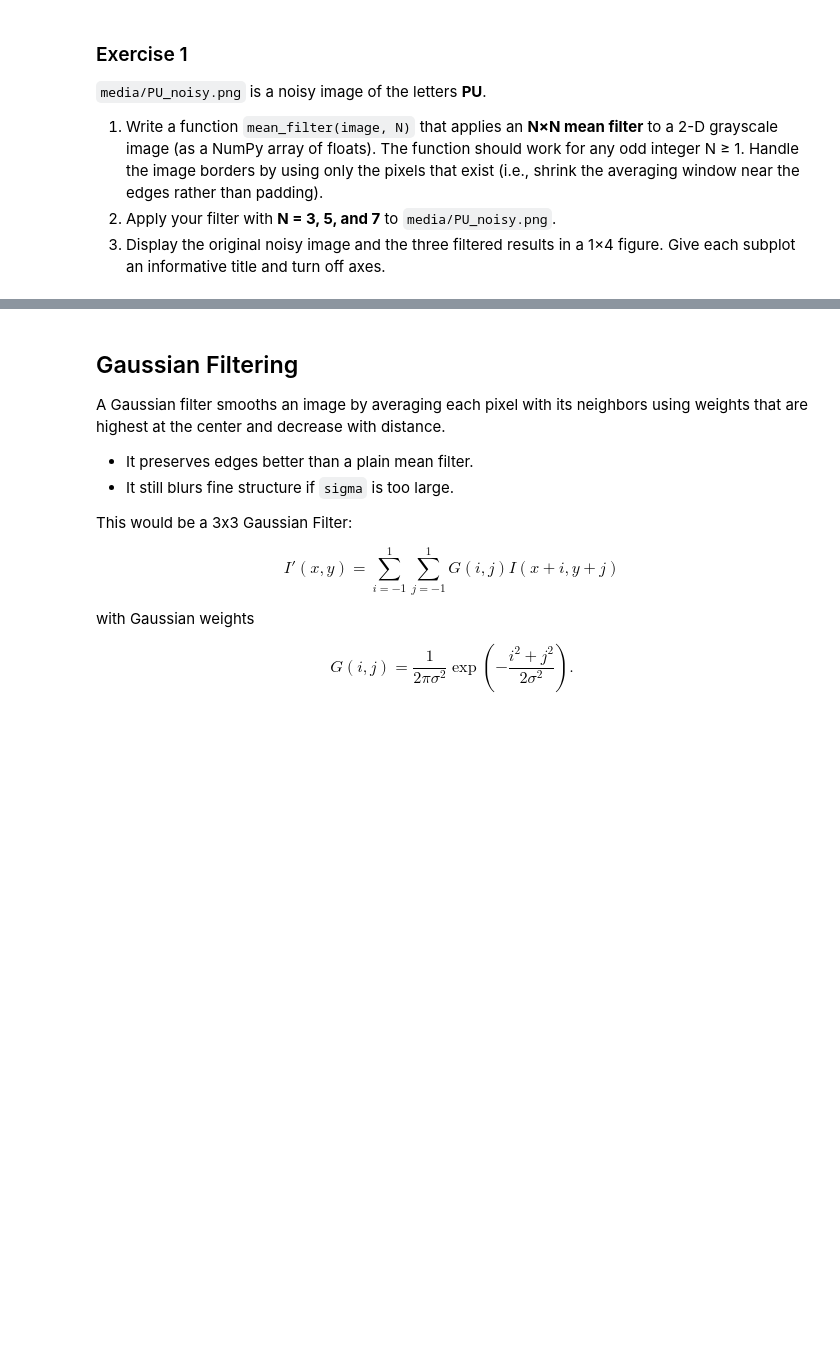
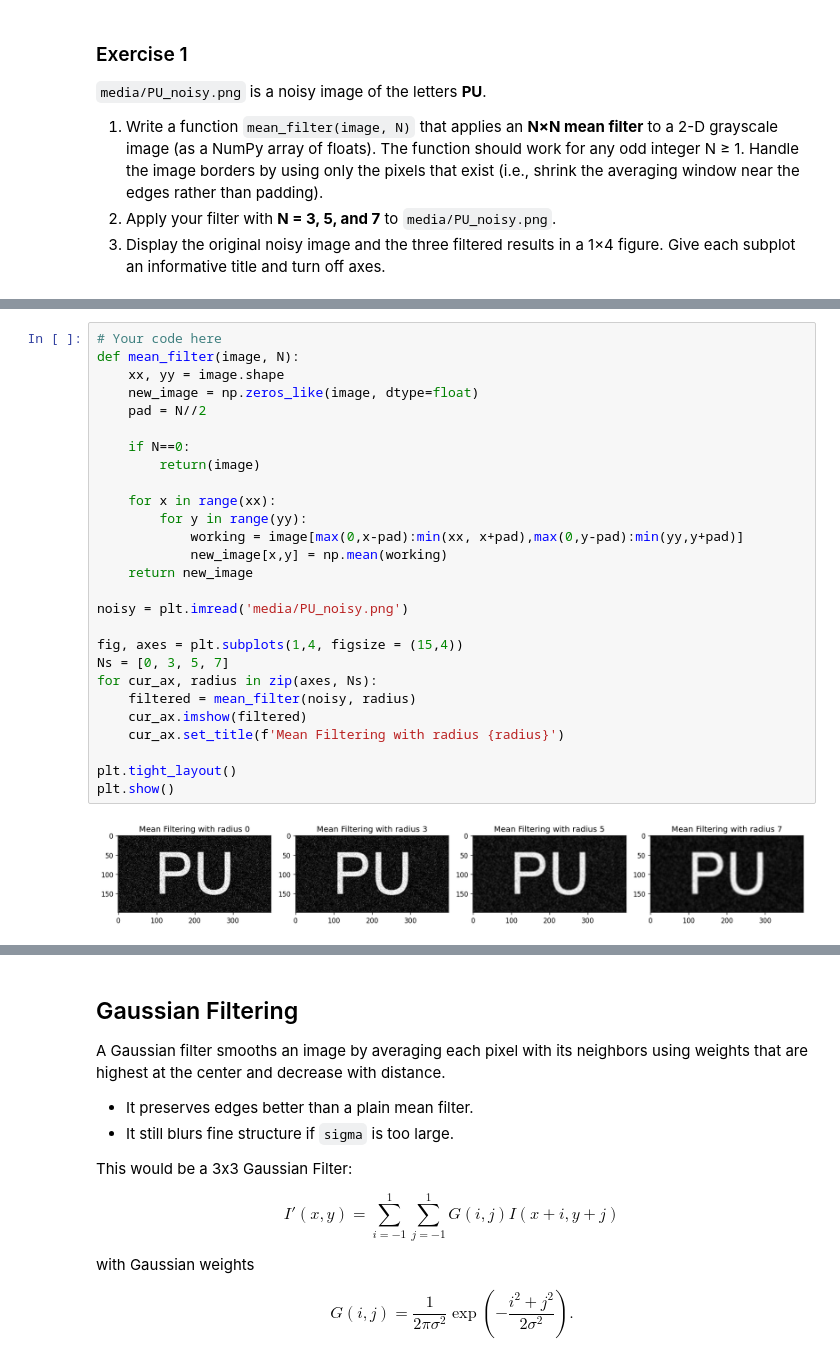
Before and after one commit to dgodovich/MOL518-Intro-to-Data-Analysis, a Jupyter notebook: Lecture_32/BPY518_Lecture32.ipynb, the cells around one changed output, grey strips where cells are left out. Cells and saved outputs as stored; diff of their text form; blank space fills up the shorter version.

```diff
--- a/Lecture_32/BPY518_Lecture32.ipynb
+++ b/Lecture_32/BPY518_Lecture32.ipynb
@@ -206,3 +211,32 @@ $$
+# %%
+# Your code here
+def mean_filter(image, N):
+    xx, yy = image.shape
+    new_image = np.zeros_like(image, dtype=float)
+    pad = N//2
+
+    if N==0:
+        return(image)
+
+    for x in range(xx):
+        for y in range(yy):
+            working = image[max(0,x-pad):min(xx, x+pad),max(0,y-pad):min(yy,y+pad)]
+            new_image[x,y] = np.mean(working)
+    return new_image
+
+noisy = plt.imread('media/PU_noisy.png')
+
+fig, axes = plt.subplots(1,4, figsize = (15,4))
+Ns = [0, 3, 5, 7]
+for cur_ax, radius in zip(axes, Ns):
+    filtered = mean_filter(noisy, radius)
+    cur_ax.imshow(filtered)
+    cur_ax.set_title(f'Mean Filtering with radius {radius}')
+
+plt.tight_layout()
+plt.show()
+# %% [output]
+[figure, added]
 # %% [markdown]
 
 ## Median Filtering
```
Also changed, not shown: parts of 3 cells of this notebook, 1 other file.
